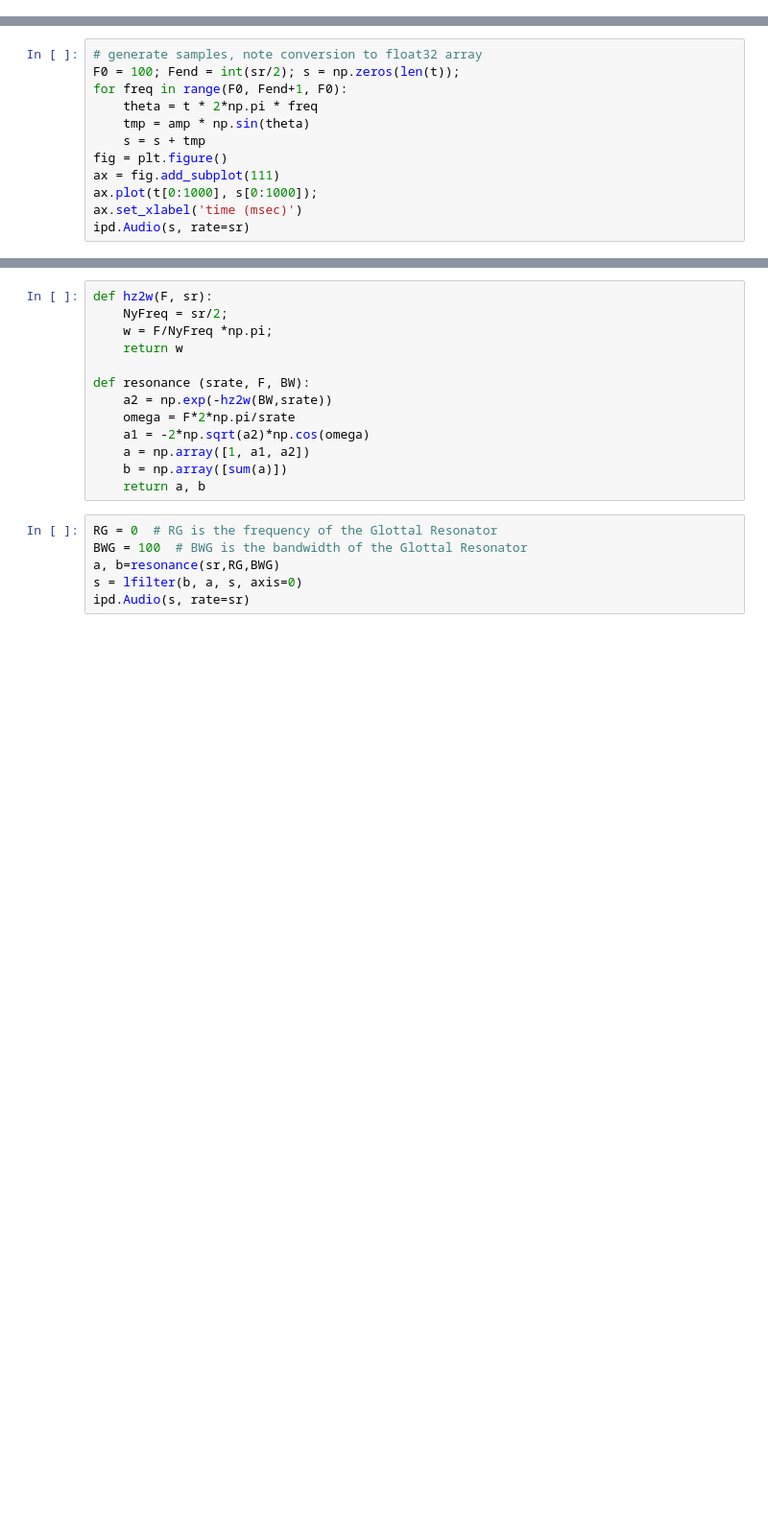
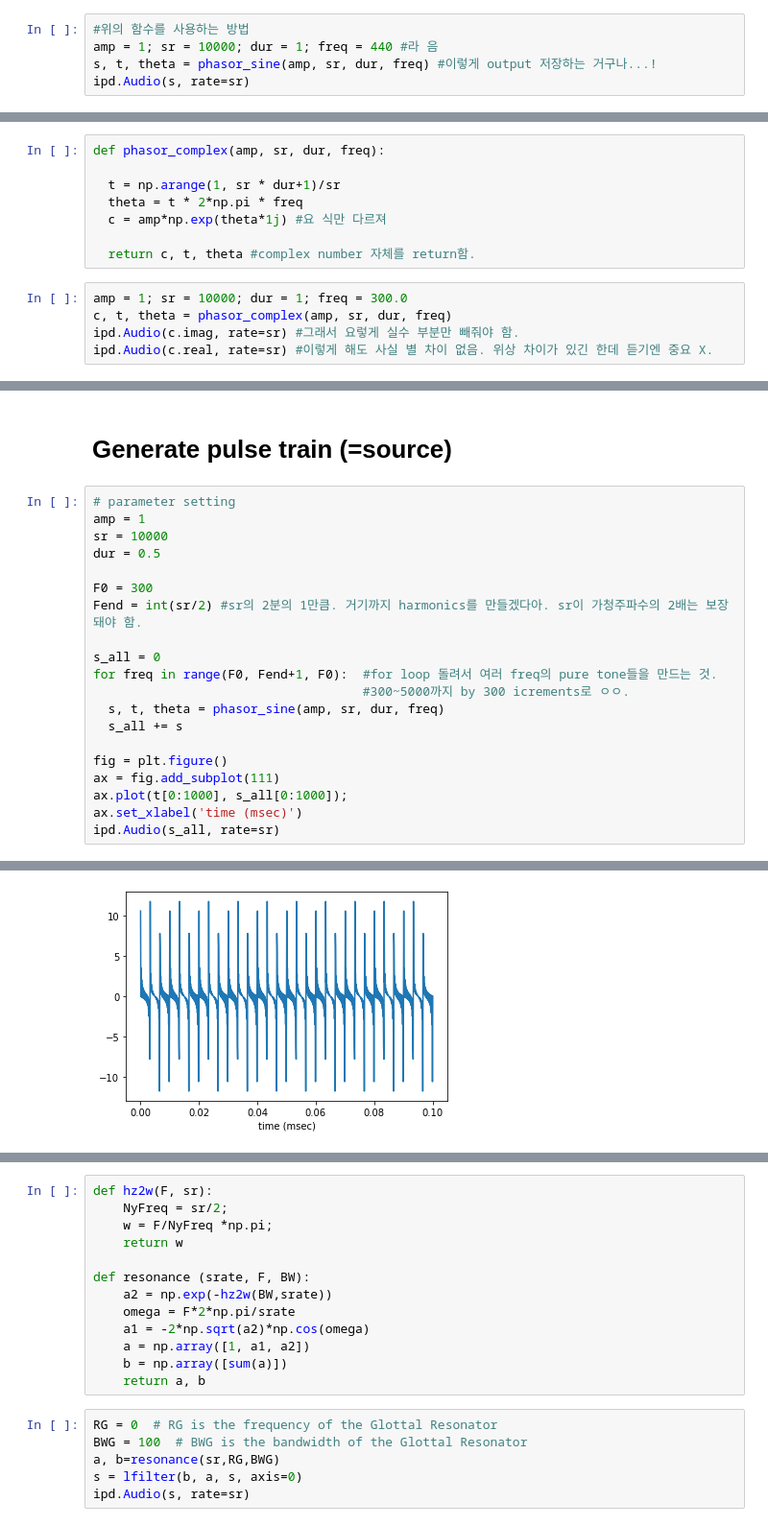
Before and after one commit to daonly/2021Spring, a Jupyter notebook: sound.ipynb, the cells around one changed output, grey strips where cells are left out. Shown at 96% size. Cells and saved outputs as stored; diff of their text form; blank space fills up the shorter version.

```diff
--- a/sound.ipynb
+++ b/sound.ipynb
@@ -99,0 +93,5 @@ Praat에서 pure tone을 만들어서 합쳐봤었는데, 그걸 직접 해보
+# %%
+#위의 함수를 사용하는 방법
+amp = 1; sr = 10000; dur = 1; freq = 440 #라 음
+s, t, theta = phasor_sine(amp, sr, dur, freq) #이렇게 output 저장하는 거구나...!
+ipd.Audio(s, rate=sr)
@@ -99,0 +100,13 @@ Praat에서 pure tone을 만들어서 합쳐봤었는데, 그걸 직접 해보
+# %%
+def phasor_complex(amp, sr, dur, freq):
+
+  t = np.arange(1, sr * dur+1)/sr
+  theta = t * 2*np.pi * freq
+  c = amp*np.exp(theta*1j) #요 식만 다르져
+
+  return c, t, theta #complex number 자체를 return함.
+# %%
+amp = 1; sr = 10000; dur = 1; freq = 300.0
+c, t, theta = phasor_complex(amp, sr, dur, freq)
+ipd.Audio(c.imag, rate=sr) #그래서 요렇게 실수 부분만 빼줘야 함.
+ipd.Audio(c.real, rate=sr) #이렇게 해도 사실 별 차이 없음. 위상 차이가 있긴 한데 듣기엔 중요 X.
@@ -100,14 +115,24 @@ Praat에서 pure tone을 만들어서 합쳐봤었는데, 그걸 직접 해보
+# %% [markdown]
+# Generate pulse train (=source)
 # %%
-# generate samples, note conversion to float32 array
-F0 = 100; Fend = int(sr/2); s = np.zeros(len(t));
-for freq in range(F0, Fend+1, F0):
-    theta = t * 2*np.pi * freq
-    tmp = amp * np.sin(theta)
-    s = s + tmp
+# parameter setting
+amp = 1
+sr = 10000
+dur = 0.5
+
+F0 = 300
+Fend = int(sr/2) #sr의 2분의 1만큼. 거기까지 harmonics를 만들겠다아. sr이 가청주파수의 2배는 보장돼야 함.
+
+s_all = 0
+for freq in range(F0, Fend+1, F0):  #for loop 돌려서 여러 freq의 pure tone들을 만드는 것.
+                                    #300~5000까지 by 300 icrements로 ㅇㅇ.
+  s, t, theta = phasor_sine(amp, sr, dur, freq)
+  s_all += s
+
 fig = plt.figure()
 ax = fig.add_subplot(111)
-ax.plot(t[0:1000], s[0:1000]);
+ax.plot(t[0:1000], s_all[0:1000]);
 ax.set_xlabel('time (msec)')
-ipd.Audio(s, rate=sr)
+ipd.Audio(s_all, rate=sr)
 # %% [output]
 [interactive output not drawn]
@@ -115,0 +139 @@ ipd.Audio(s, rate=sr)
+[figure, added]
```
Also changed, not shown: parts of 29 cells of this notebook.
